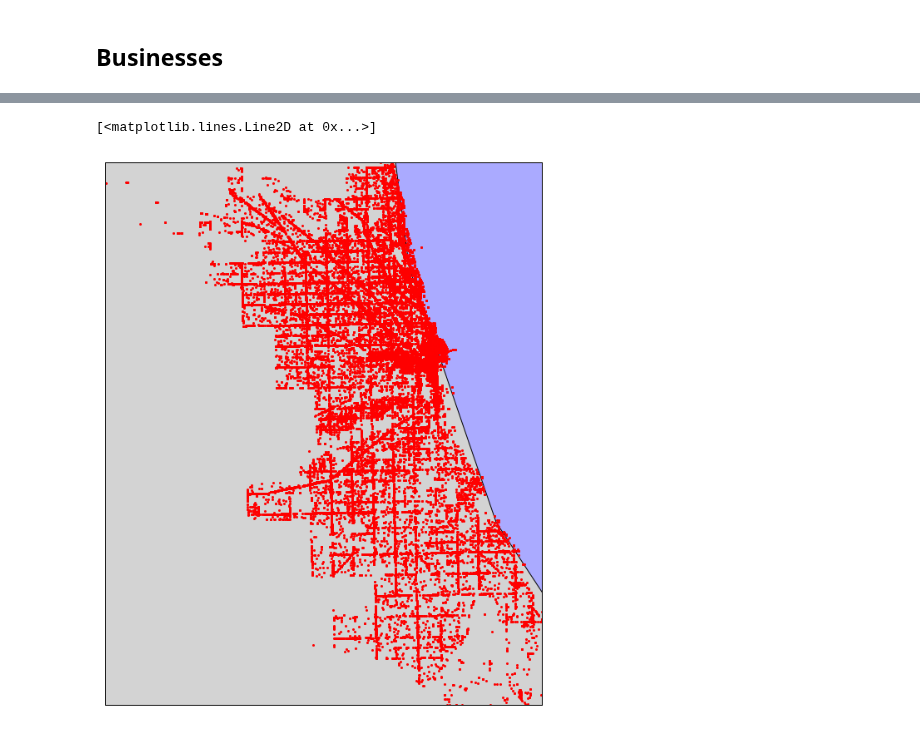
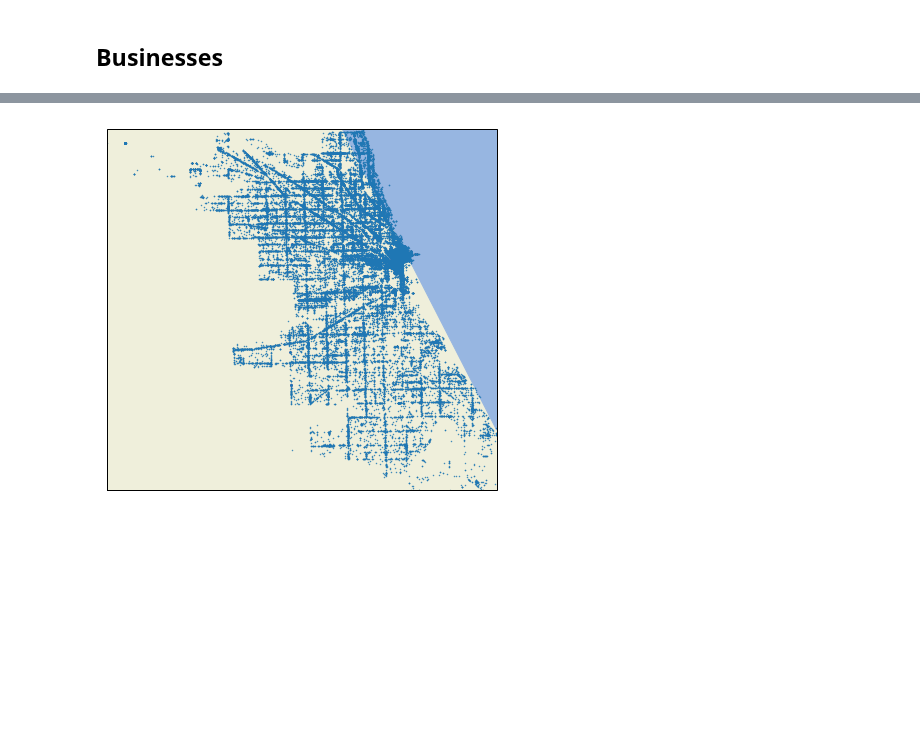
Before and after one commit to sdpython/ensae_projects, a Jupyter notebook: _doc/notebooks/challenges/city_bike/business_chicago.ipynb, the cells around one changed output, grey strips where cells are left out. Cells and saved outputs as stored; diff of their text form; code cells hidden in the pictures; blank space fills up the shorter version.

Commit message:
remove dependency on cartopy #2

```diff
--- a/_doc/notebooks/challenges/city_bike/business_chicago.ipynb
+++ b/_doc/notebooks/challenges/city_bike/business_chicago.ipynb
@@ -42,23 +41,18 @@ minlon, maxlon, minlat, maxlat
-# %%
-from mpl_toolkits.basemap import Basemap
-import numpy
-import matplotlib.pyplot as plt
-fig, axes = plt.subplots(1, 1, figsize=(16,12))
-m = Basemap(llcrnrlon=minlon,llcrnrlat=minlat,urcrnrlon=maxlon,urcrnrlat=maxlat,
-            resolution='i',projection='cass',
-            lon_0=(minlon + maxlon)/2,lat_0=(minlat+maxlat)/2,
-            ax=axes)
-m.drawcoastlines()
-m.drawcountries()
-m.fillcontinents(color='lightgrey', lake_color='#AAAAFF')
-m.drawmapboundary(fill_color='#BBBBFF')
-xs = []
-ys = []
-for i in range(0,df.shape[0]):
-    x, y = m(df.loc[i,"LONGITUDE"], df.loc[i,"LATITUDE"])
-    xs.append(x)
-    ys.append(y)
-m.plot(xs, ys, 'ro', markersize=2)
-# %% [output]
-[<matplotlib.lines.Line2D at 0x...>]
-[figure, removed]
+# %%
+import cartopy.crs as ccrs
+import cartopy.feature as cfeature
+import matplotlib.pyplot as plt
+
+fig = plt.figure(figsize=(7, 7))
+ax = fig.add_subplot(1, 1, 1, projection=ccrs.PlateCarree())
+ax.set_extent([minlon, maxlon, minlat, maxlat])
+ax.add_feature(cfeature.OCEAN)
+ax.add_feature(cfeature.COASTLINE)
+ax.add_feature(cfeature.LAKES)
+ax.add_feature(cfeature.LAND)
+ax.add_feature(cfeature.RIVERS)
+ax.add_feature(cfeature.BORDERS, linestyle=':')
+
+ax.plot(df["LONGITUDE"], df["LATITUDE"], '.', ms=0.9);
+# %% [output]
+[figure, added]
```
Also changed, not shown: parts of 3 cells of this notebook, 8 other files.
